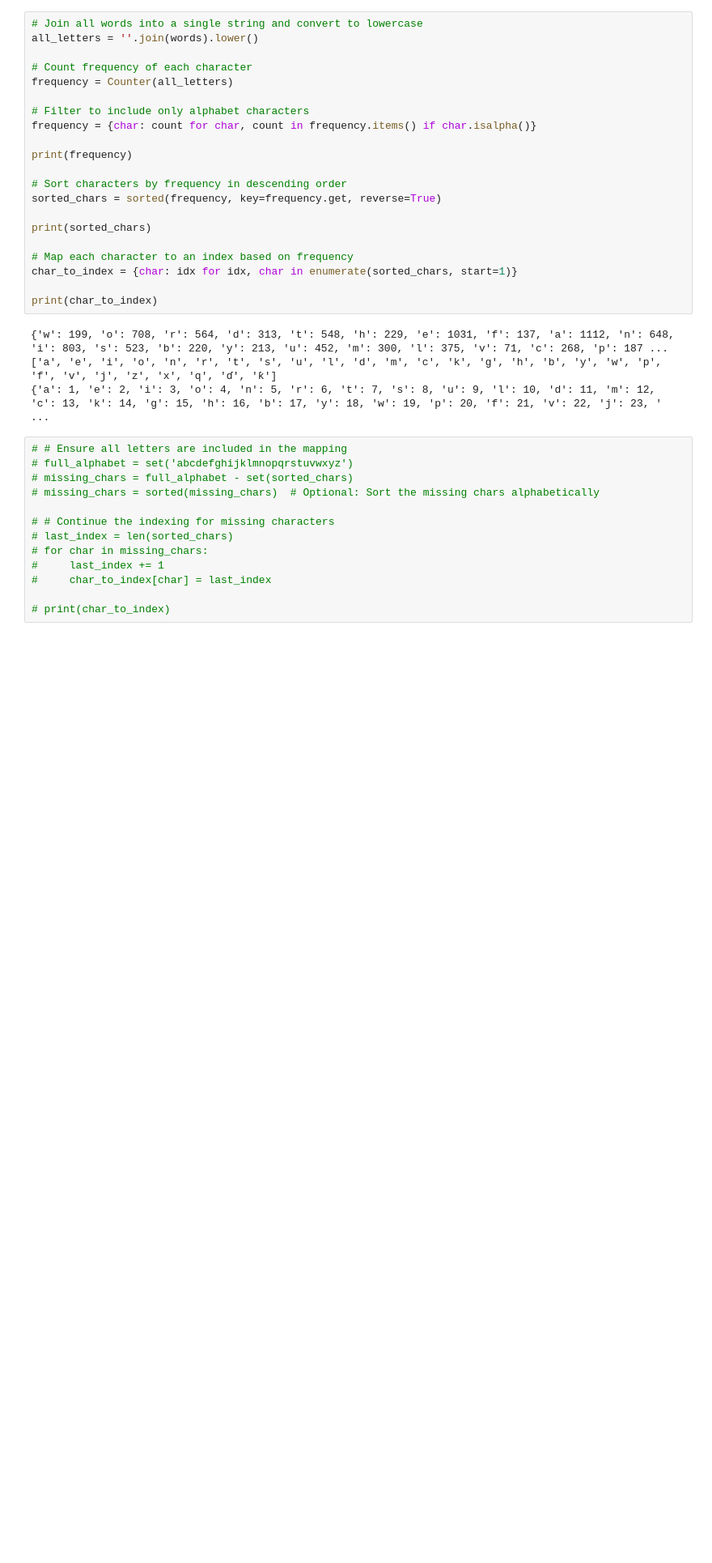
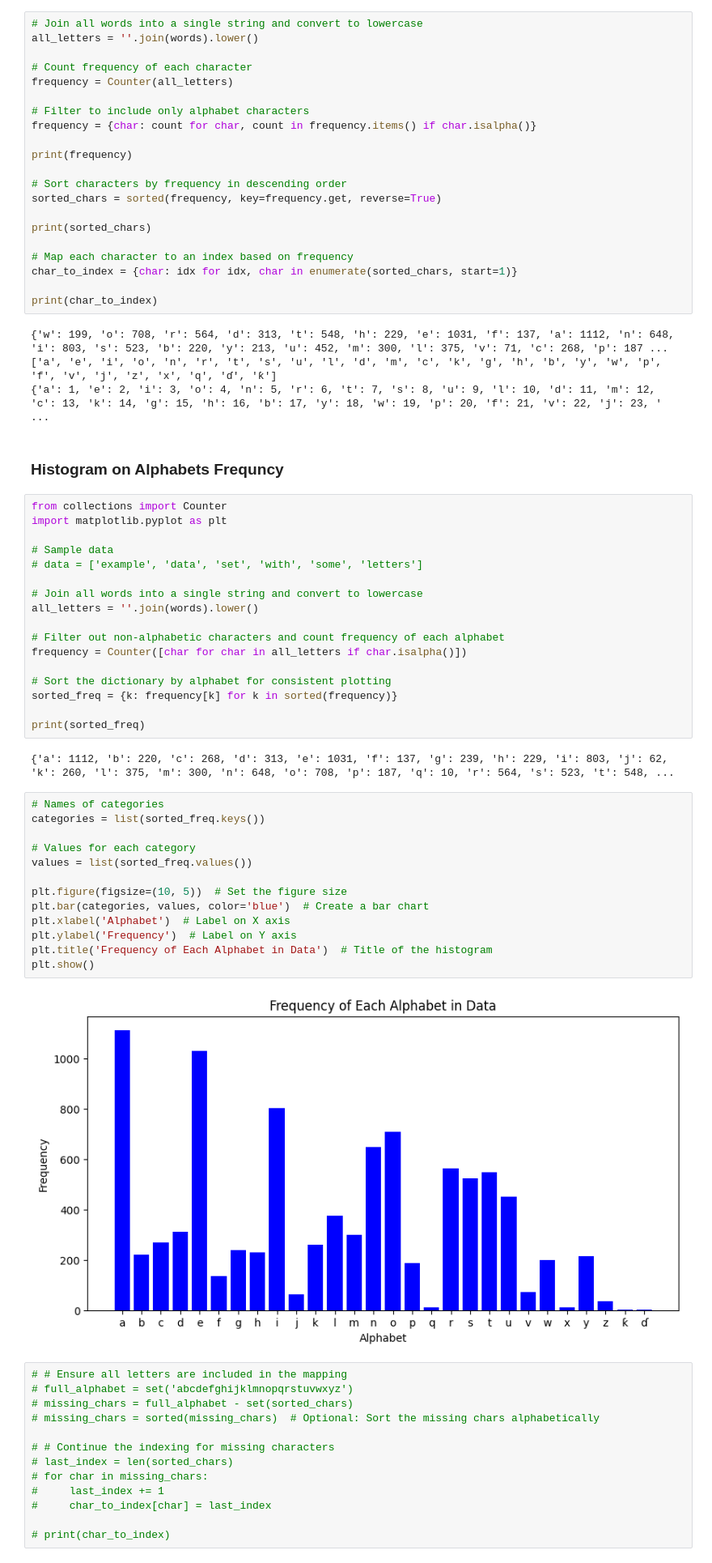
Before and after one commit to nwabuike-samuel/nigerianwordclassification, a Jupyter notebook: mainNotenook.ipynb, the cells around one changed output. Shown at 81% size. Cells and saved outputs as stored; diff of their text form; blank space fills up the shorter version.

Commit message:
modified the alphabet frequency histogram

```diff
--- a/mainNotenook.ipynb
+++ b/mainNotenook.ipynb
@@ -85,6 +85,42 @@ print(char_to_index)
 {'w': 199, 'o': 708, 'r': 564, 'd': 313, 't': 548, 'h': 229, 'e': 1031, 'f': 137, 'a': 1112, 'n': 648, 'i': 803, 's': 523, 'b': 220, 'y': 213, 'u': 452, 'm': 300, 'l': 375, 'v': 71, 'c': 268, 'p': 187 ...
 ['a', 'e', 'i', 'o', 'n', 'r', 't', 's', 'u', 'l', 'd', 'm', 'c', 'k', 'g', 'h', 'b', 'y', 'w', 'p', 'f', 'v', 'j', 'z', 'x', 'q', 'ɗ', 'ƙ']
 {'a': 1, 'e': 2, 'i': 3, 'o': 4, 'n': 5, 'r': 6, 't': 7, 's': 8, 'u': 9, 'l': 10, 'd': 11, 'm': 12, 'c': 13, 'k': 14, 'g': 15, 'h': 16, 'b': 17, 'y': 18, 'w': 19, 'p': 20, 'f': 21, 'v': 22, 'j': 23, ' ...
+# %% [markdown]
+### Histogram on Alphabets Frequncy
+# %%
+from collections import Counter
+import matplotlib.pyplot as plt
+
+# Sample data
+# data = ['example', 'data', 'set', 'with', 'some', 'letters']
+
+# Join all words into a single string and convert to lowercase
+all_letters = ''.join(words).lower()
+
+# Filter out non-alphabetic characters and count frequency of each alphabet
+frequency = Counter([char for char in all_letters if char.isalpha()])
+
+# Sort the dictionary by alphabet for consistent plotting
+sorted_freq = {k: frequency[k] for k in sorted(frequency)}
+
+print(sorted_freq)
+# %% [output]
+{'a': 1112, 'b': 220, 'c': 268, 'd': 313, 'e': 1031, 'f': 137, 'g': 239, 'h': 229, 'i': 803, 'j': 62, 'k': 260, 'l': 375, 'm': 300, 'n': 648, 'o': 708, 'p': 187, 'q': 10, 'r': 564, 's': 523, 't': 548, ...
+# %%
+# Names of categories
+categories = list(sorted_freq.keys())
+
+# Values for each category
+values = list(sorted_freq.values())
+
+plt.figure(figsize=(10, 5))  # Set the figure size
+plt.bar(categories, values, color='blue')  # Create a bar chart
+plt.xlabel('Alphabet')  # Label on X axis
+plt.ylabel('Frequency')  # Label on Y axis
+plt.title('Frequency of Each Alphabet in Data')  # Title of the histogram
+plt.show()
+# %% [output]
+[figure, added]
 # %%
 # # Ensure all letters are included in the mapping
 # full_alphabet = set('abcdefghijklmnopqrstuvwxyz')
```
